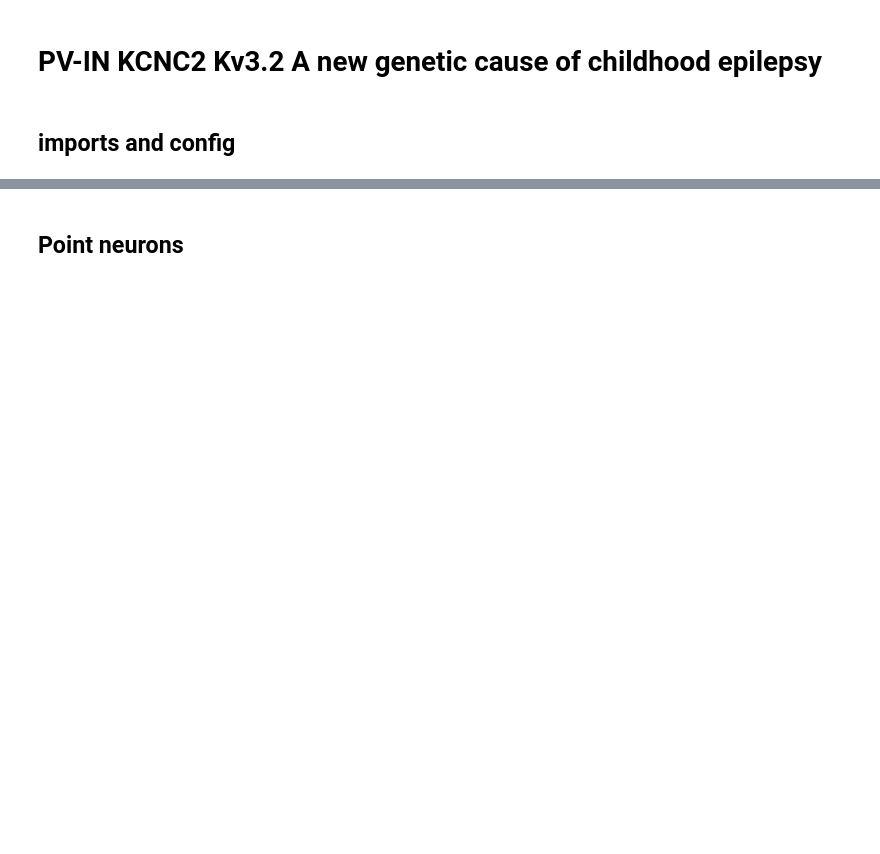
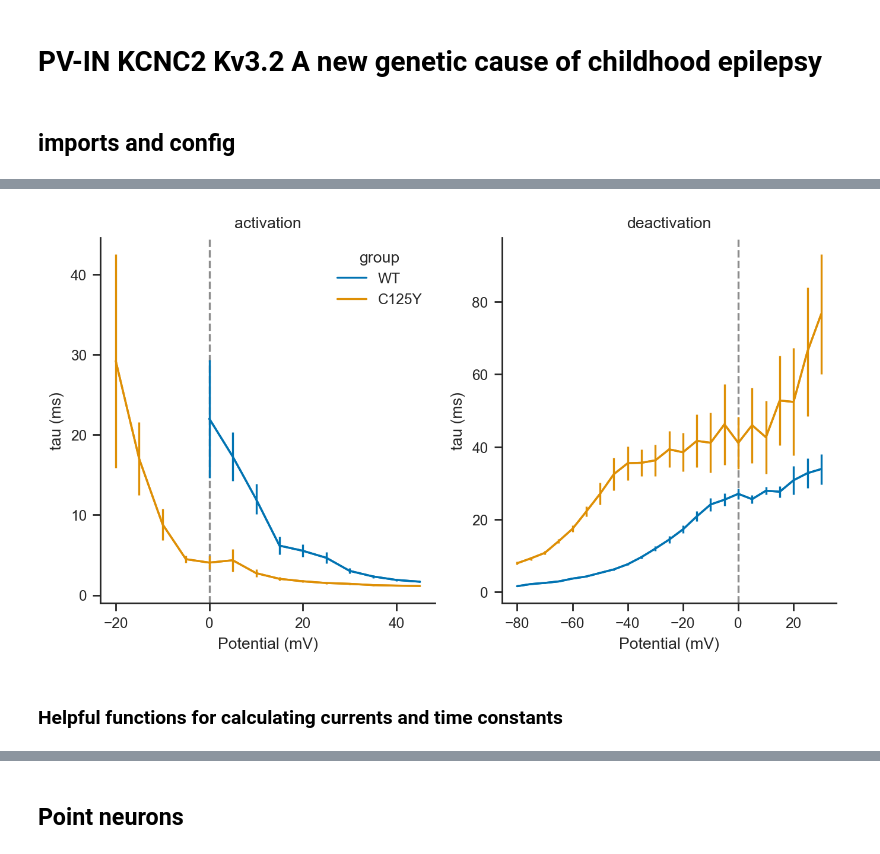
Before and after one commit to ChrisCurrin/pv-kcnc2, a Jupyter notebook: notebook.ipynb, the cells around one changed output, grey strips where cells are left out. Saved outputs shown, nothing was run; the diff lists cells and outputs as text; code cells hidden in the pictures; blank space fills up the shorter version.

Commit message:
feat: update params and figures based on new deactivation data

```diff
--- a/notebook.ipynb
+++ b/notebook.ipynb
@@ -48,0 +55,3 @@ INFO:nrn_helpers:celsius=34.0 and v_init=-80.0
+# %%
+tau_df = pd.read_csv(get_file_path("new_tau", "data", ext="csv")).infer_objects()
+tau_df
@@ -48,0 +72,33 @@ INFO:nrn_helpers:celsius=34.0 and v_init=-80.0
+# %%
+tau_types = tau_df["tau type"].unique()
+
+fig, axes = plt.subplot_mosaic([list(tau_types)], figsize=(8, 4))  # type: ignore
+axes: dict[str, plt.Axes]
+
+for i, tau_type in enumerate(tau_types):
+    tau_type_df = tau_df[tau_df["tau type"] == tau_type]
+    ax = axes[tau_type]
+
+    # add error bars from "SE" column
+    for group in tau_type_df["group"].unique():
+        tau_wt_df = tau_type_df[tau_type_df["group"] == group]
+        ax.errorbar(
+            tau_wt_df["Potential (mV)"], tau_wt_df["tau (ms)"], yerr=tau_wt_df["SE"]
+        )
+
+    # draw lines themselves
+    sns.lineplot(
+        data=tau_type_df,
+        x="Potential (mV)",
+        y="tau (ms)",
+        hue="group",
+        ax=ax,
+        legend=bool(i == 0),  # type: ignore
+    )
+    ax.set_title(tau_type)
+    ax.axvline(0, ls="--", color="k", alpha=0.5, zorder=-1)
+# ax.spines['left'].set_position(('data', 0))
+# %% [output]
+[figure, added]
+# %% [markdown]
+### Helpful functions for calculating currents and time constants
```
Also changed, not shown: parts of 24 cells of this notebook, 9 other files.
